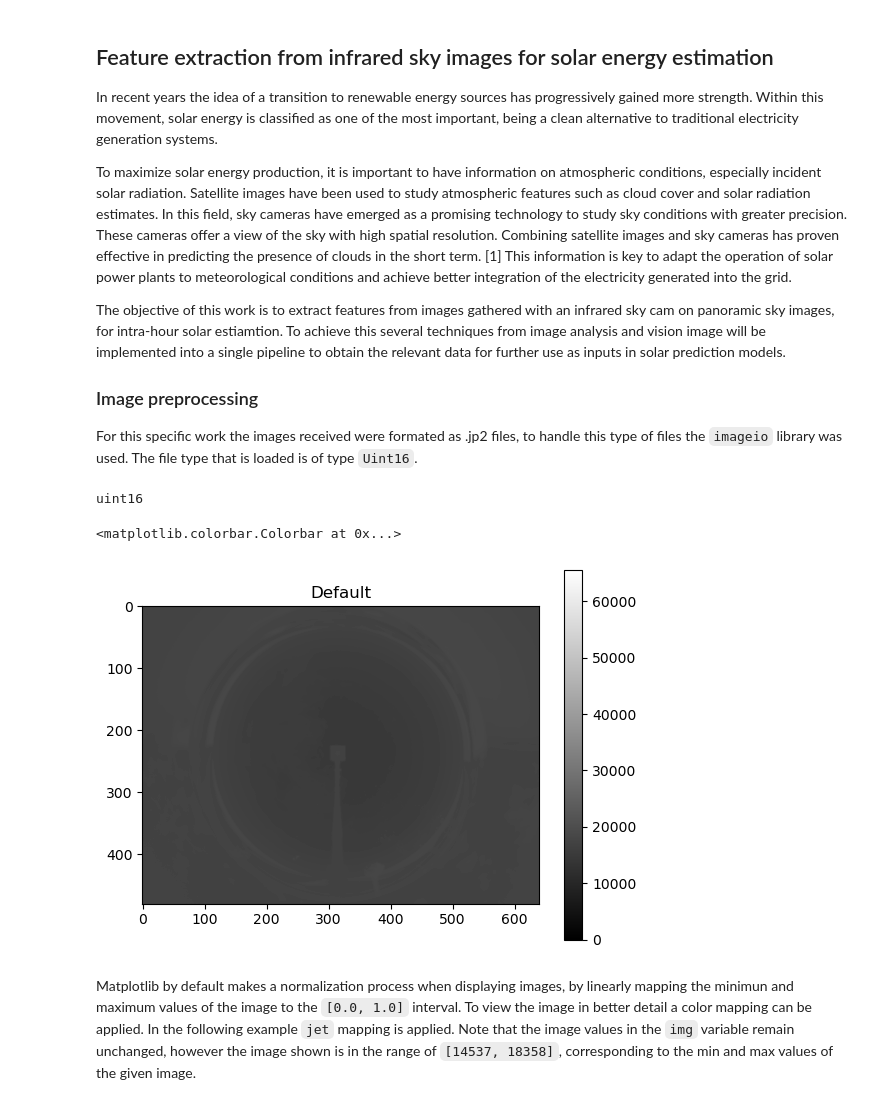
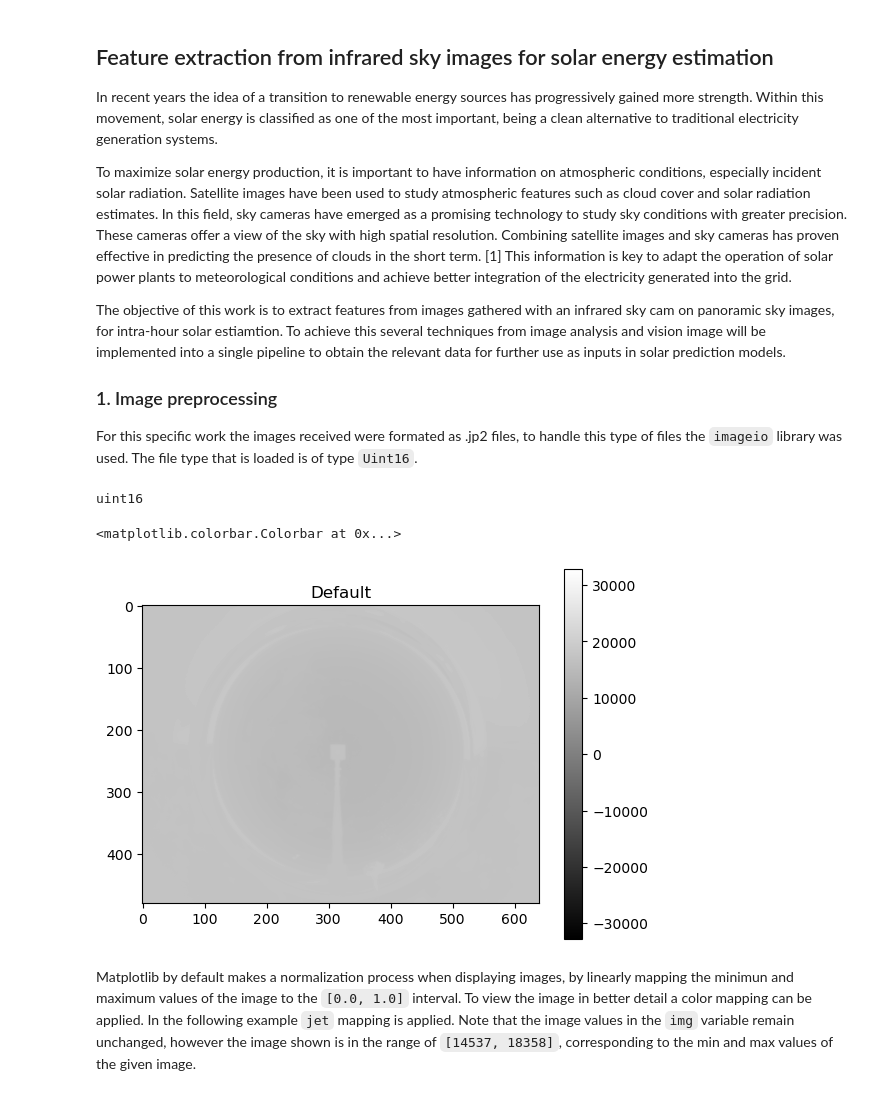
Before and after one commit to rodhervan/SkyImFeatures, a Jupyter notebook: Final_document.ipynb, the cells around one changed output. Cells and saved outputs as stored; diff of their text form; code cells hidden in the pictures.

```diff
--- a/Final_document.ipynb
+++ b/Final_document.ipynb
@@ -7,30 +7,29 @@ To maximize solar energy production, it is important to have information on atmo
 
 The objective of this work is to extract features from images gathered with an infrared sky cam on panoramic sky images, for intra-hour solar estiamtion. To achieve this several techniques from image analysis and vision image will be implemented into a single pipeline to obtain the relevant data for further use as inputs in solar prediction models.
 
-### Image preprocessing
+### 1. Image preprocessing
 
 For this specific work the images received were formated as .jp2 files, to handle this type of files the `imageio` library was used. The file type that is loaded is of type `Uint16`.
 # %%
 import imageio.v2 as imageio
 from PIL import Image
 import numpy as np
-from skimage import exposure
 import matplotlib.pyplot as plt
 
 # path to jp2 image
 filepath = '20230807/20230807152030.jp2'
 
 # Read the JP2 image
 image = imageio.imread(filepath)
 print(image.dtype)
 # Showing image in default range
-plt.imshow(image.astype(int), cmap="gray", vmin=0, vmax=2**16-1)
+plt.imshow(image.astype(int), cmap="gray", vmin=(-2**16)/2-1, vmax=(2**16)/2-1)
 plt.title("Default")
 plt.colorbar()
 # %% [output]
 uint16
 <matplotlib.colorbar.Colorbar at 0x...>
-[figure, old version]
+[figure, new version]
 # %% [markdown]
 Matplotlib by default makes a normalization process when displaying images, by linearly mapping the minimun and maximum values of the image to the `[0.0, 1.0]` interval. To view the image in better detail a color mapping can be applied. In the following example `jet` mapping is applied. Note that the image values in the `img` variable remain unchanged, however the image shown is in the range of `[14537, 18358]`, corresponding to the min and max values of the given image.
 # %%
```
Also changed, not shown: parts of 17 cells of this notebook.
